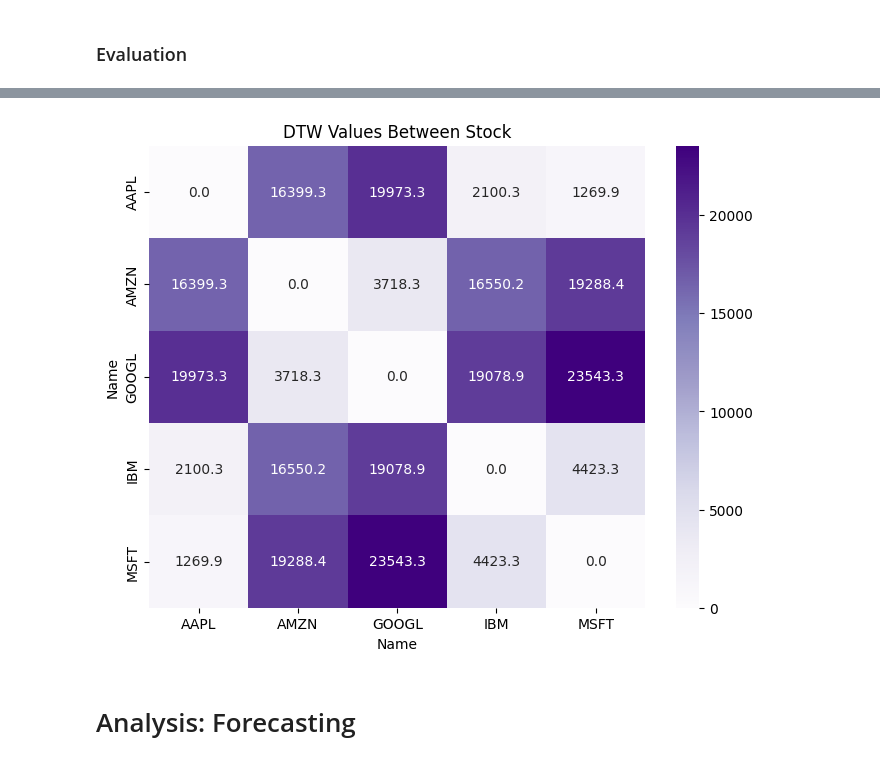
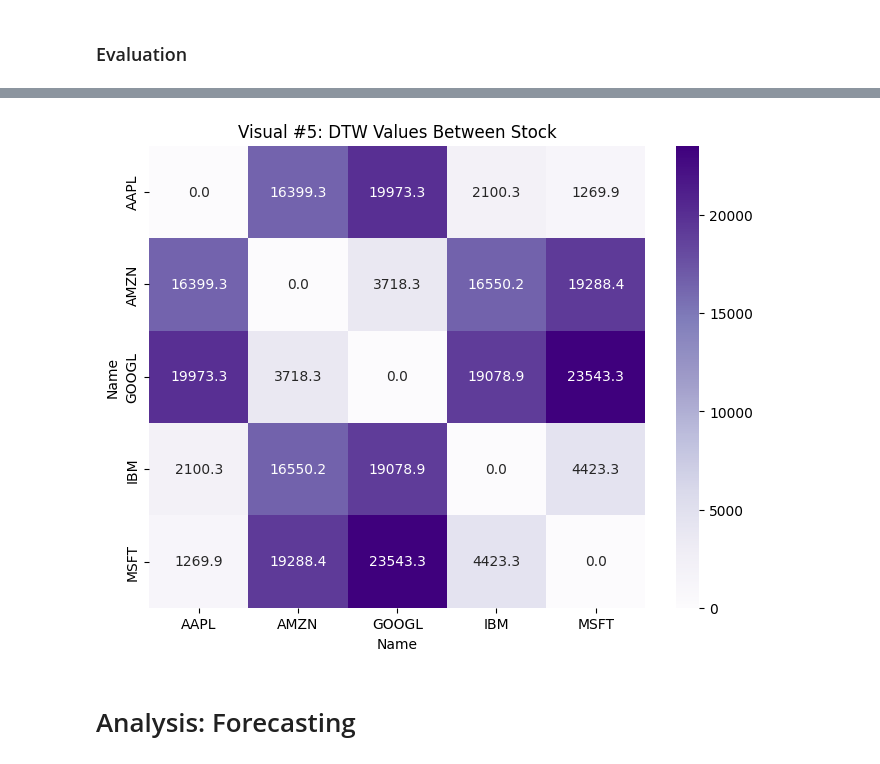
Before and after one commit to 1shman/DJIA_time_series_analysis, a Jupyter notebook: analysis.ipynb, the cells around one changed output, grey strips where cells are left out. Cells and saved outputs as stored; diff of their text form; code cells hidden in the pictures.

```diff
--- a/analysis.ipynb
+++ b/analysis.ipynb
@@ -238,10 +262,10 @@ plt.show()
 # %%
 plt.figure(figsize=(8, 6))
 sns.heatmap(dtw_df, annot=True, cmap="Purples", fmt=".1f")
-plt.title("DTW Values Between Stock")
+plt.title("Visual #5: DTW Values Between Stock")
 plt.show()
 # %% [output]
-[figure, old version]
+[figure, new version]
 # %% [markdown]
 # Analysis: Forecasting #
 # %% [markdown]
```
Also changed, not shown: parts of 17 cells of this notebook.
